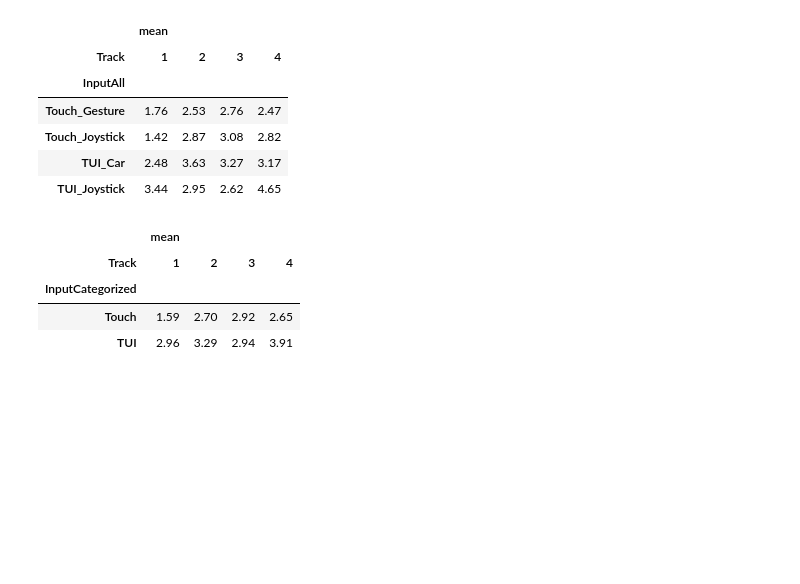
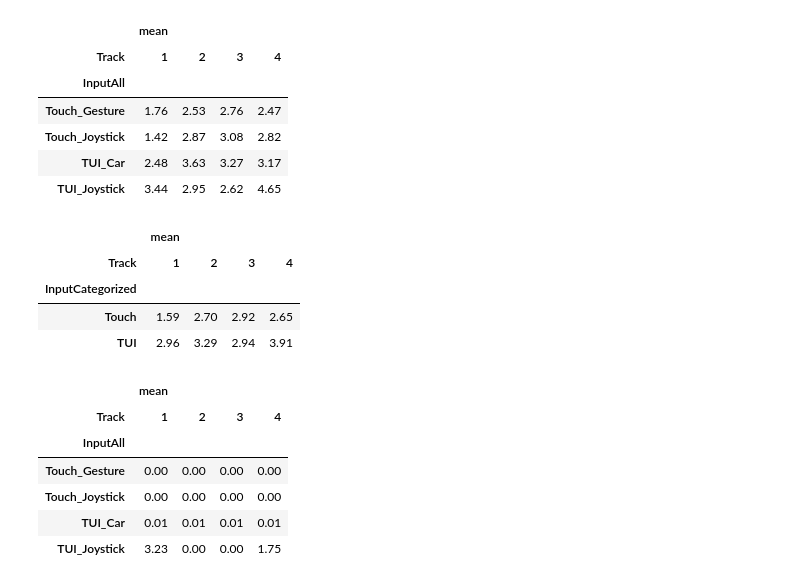
Before and after one commit to eqbic/Masterarbeit-Evaluation, a Jupyter notebook: evaluation.ipynb, the cells around one changed output. Saved outputs shown, nothing was run; the diff lists cells and outputs as text; code cells hidden in the pictures; blank space fills up the shorter version.

```diff
--- a/evaluation.ipynb
+++ b/evaluation.ipynb
@@ -182,3 +197,13 @@ plotter.print_result(ResultParam.MeanError, InputFilter.InputCategorized,min=0,
 | InputCategorized |  |  |  |  |
 | Touch | 1.59 | 2.70 | 2.92 | 2.65 |
 | TUI | 2.96 | 3.29 | 2.94 | 3.91 |
+# %%
+plotter.print_result(ResultParam.ZoomChange, InputFilter.InputAll, aggfunc='mean')
+# %% [output]
+|  | mean |  |  |  |
+| Track | 1 | 2 | 3 | 4 |
+| InputAll |  |  |  |  |
+| Touch_Gesture | 0.00 | 0.00 | 0.00 | 0.00 |
+| Touch_Joystick | 0.00 | 0.00 | 0.00 | 0.00 |
+| TUI_Car | 0.01 | 0.01 | 0.01 | 0.01 |
+| TUI_Joystick | 3.23 | 0.00 | 0.00 | 1.75 |
```
Also changed, not shown: parts of 4 cells of this notebook, 1 other file.
